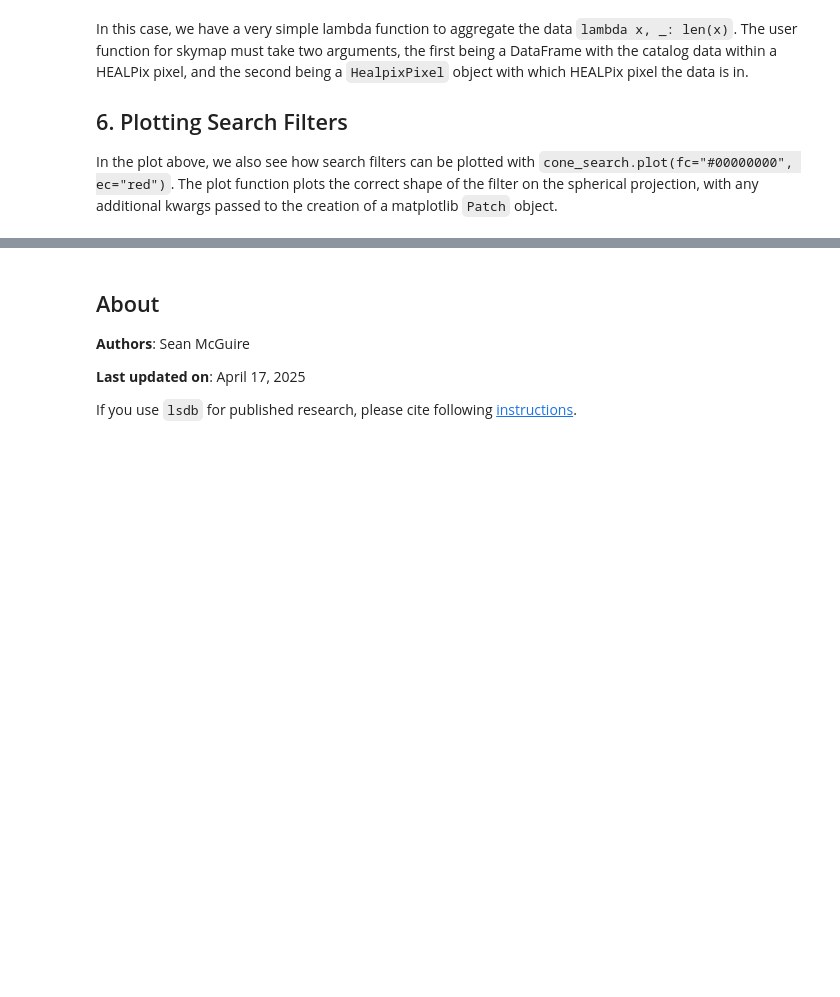
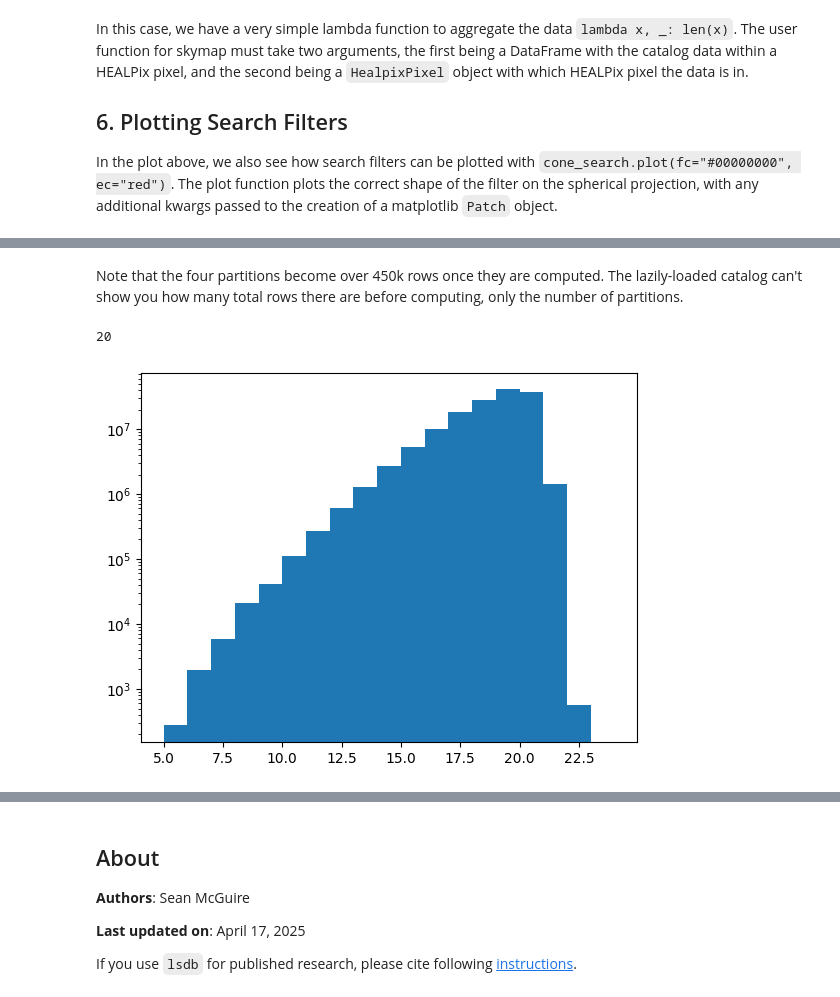
Before and after one commit to astronomy-commons/lsdb, a Jupyter notebook: docs/tutorials/pre_executed/plotting.ipynb, the cells around one changed output, grey strips where cells are left out. Cells and saved outputs as stored; diff of their text form; code cells hidden in the pictures; blank space fills up the shorter version.

```diff
--- a/docs/tutorials/pre_executed/plotting.ipynb
+++ b/docs/tutorials/pre_executed/plotting.ipynb
@@ -113,0 +126,18 @@ In the plot above, we also see how search filters can be plotted with `cone_sear
+# %%
+import lsdb
+
+# catalog_root = "https://data.lsdb.io/hats"
+catalog_root = "/data3/epyc/data3/hats/catalogs"
+gaia3 = lsdb.open_catalog(
+    f"{catalog_root}/gaia_dr3",
+    margin_cache="gaia_10arcs",
+    search_filter=lsdb.ConeSearch(ra=280, dec=-60, radius_arcsec=2 * 3600),
+    columns=[
+        "source_id",
+        "ra",
+        "dec",
+        "phot_g_mean_mag",
+        "phot_g_n_obs",
+    ],
+)
+gaia3
@@ -113,0 +157,4 @@ In the plot above, we also see how search filters can be plotted with `cone_sear
+# %%
+%%time
+df = gaia3.compute()
+df
@@ -113,0 +172,14 @@ In the plot above, we also see how search filters can be plotted with `cone_sear
+# %% [markdown]
+Note that the four partitions become over 450k rows once they are computed.  The lazily-loaded
+catalog can't show you how many total rows there are before computing, only the number of
+partitions.
+# %%
+from matplotlib import pyplot as plt
+
+mag_bins = list(range(5, 25, 1))
+display(len(mag_bins))
+plt.hist(df["phot_g_mean_mag"], bins=mag_bins, weights=df["phot_g_n_obs"])
+plt.yscale("log")
+# %% [output]
+20
+[figure, added]
```
Also changed, not shown: parts of 23 cells of this notebook, 1 other file.
